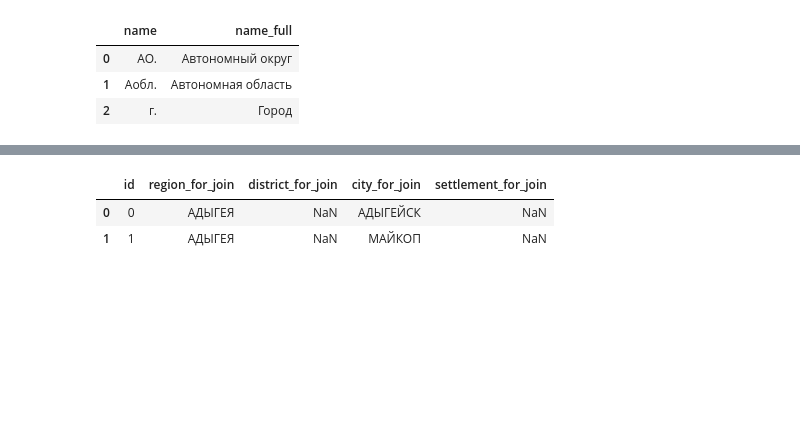
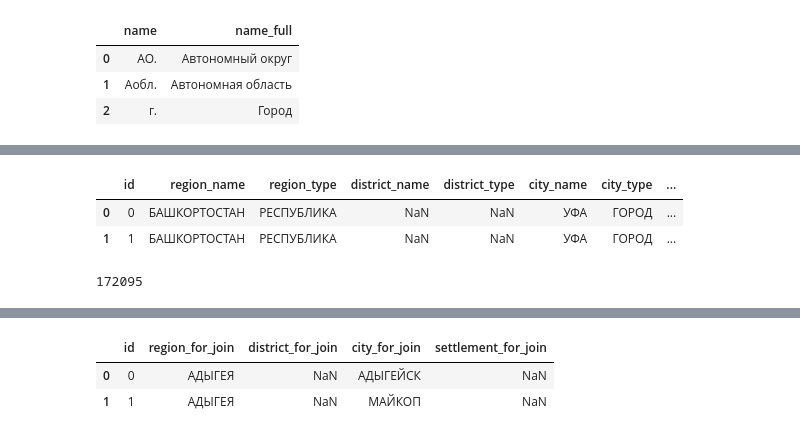
Before and after one commit to PavelSyomin/ru-smb-companies, a Jupyter notebook: Post Processing.ipynb, the cells around one changed output, grey strips where cells are left out. Saved outputs shown, nothing was run; the diff lists cells and outputs as text; code cells hidden in the pictures; blank space fills up the shorter version.

```diff
--- a/Post Processing.ipynb
+++ b/Post Processing.ipynb
@@ -61,6 +56,0 @@ socr_abbr_to_full.head(10)
-# %%
-rsmp = rsmp.reset_index().merge(socr_abbr_to_full, how="left", left_on="region_type", right_on="name")
-rsmp["region_type_norm"] = rsmp["name_full"]
-rsmp.drop(columns=["name", "name_full"], inplace=True)
-assert rsmp.shape[0] == rsmp_nrows
-rsmp.head(2)
@@ -71,6 +56,0 @@ rsmp.head(2)
-# %%
-rsmp = rsmp.merge(socr_abbr_to_full, how="left", left_on="district_type", right_on="name")
-rsmp["district_type_norm"] = rsmp["name_full"]
-rsmp.drop(columns=["name", "name_full"], inplace=True)
-assert rsmp.shape[0] == rsmp_nrows
-rsmp.loc[rsmp["district_type_norm"].notna()].head(2)
@@ -81,6 +56,0 @@ rsmp.loc[rsmp["district_type_norm"].notna()].head(2)
-# %%
-rsmp = rsmp.merge(socr_abbr_to_full, how="left", left_on="city_type", right_on="name")
-rsmp["city_type_norm"] = rsmp["name_full"]
-rsmp.drop(columns=["name", "name_full"], inplace=True)
-assert rsmp.shape[0] == rsmp_nrows
-rsmp.loc[rsmp["city_type_norm"].notna()].head(2)
@@ -91,6 +56,0 @@ rsmp.loc[rsmp["city_type_norm"].notna()].head(2)
-# %%
-rsmp = rsmp.merge(socr_abbr_to_full, how="left", left_on="settlement_type", right_on="name")
-rsmp["settlement_type_norm"] = rsmp["name_full"]
-rsmp.drop(columns=["name", "name_full"], inplace=True)
-assert rsmp.shape[0] == rsmp_nrows
-rsmp.loc[rsmp["settlement_type_norm"].notna()].head(2)
@@ -153,0 +57,22 @@ rsmp.loc[(rsmp["settlement_type"].notna()) & rsmp["settlement_type_norm"].isna()
+# %%
+address_cols = [
+    "region_name",
+    "region_type",
+    "district_name",
+    "district_type",
+    "city_name",
+    "city_type",
+    "settlement_name",
+    "settlement_type",
+]
+addresses = rsmp.loc[:, ["id"] + address_cols]
+addresses.head(2)
+# %% [output]
+|  | id | region_name | region_type | district_name | district_type | city_name | city_type | ... |
+| 0 | 0 | БАШКОРТОСТАН | РЕСПУБЛИКА | NaN | NaN | УФА | ГОРОД | ... |
+| 1 | 1 | БАШКОРТОСТАН | РЕСПУБЛИКА | NaN | NaN | УФА | ГОРОД | ... |
+# %%
+addr_count = len(addresses)
+addr_count
+# %% [output]
+172095
```
Also changed, not shown: parts of 29 cells of this notebook.
